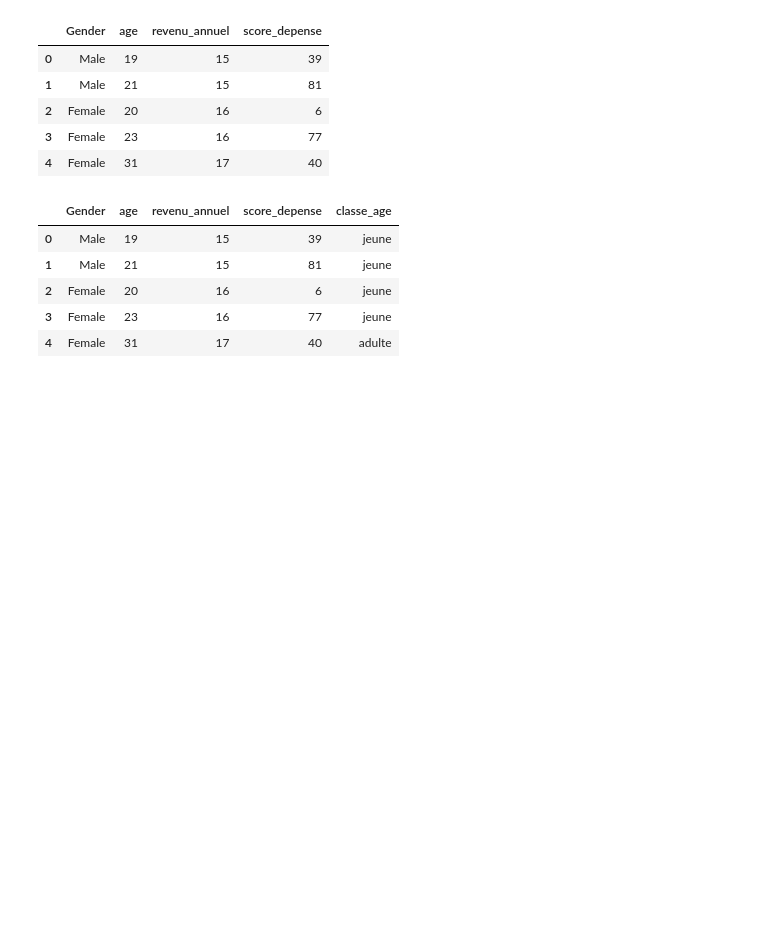
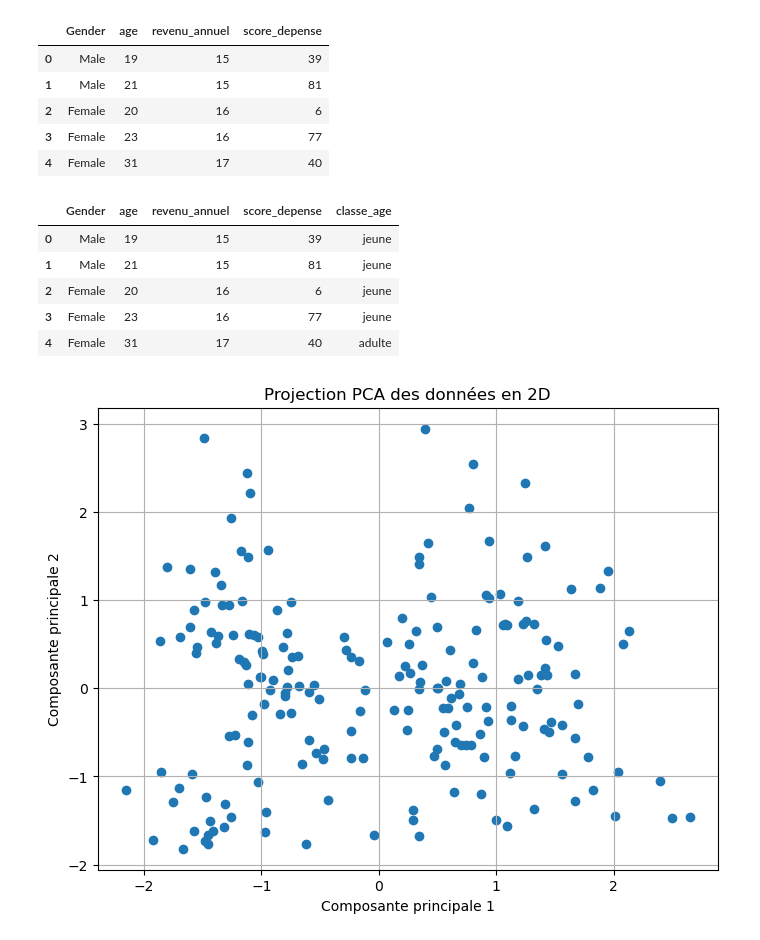
Before and after one commit to MioraIrinah/Machine-Learning, a Jupyter notebook: Clustering/Clustering.ipynb, the cells around one changed output. Saved outputs shown, nothing was run; the diff lists cells and outputs as text; code cells hidden in the pictures; blank space fills up the shorter version.

```diff
--- a/Clustering/Clustering.ipynb
+++ b/Clustering/Clustering.ipynb
@@ -100,3 +100,21 @@ model.head()
 | 2 | Female | 20 | 16 | 6 | jeune |
 | 3 | Female | 23 | 16 | 77 | jeune |
 | 4 | Female | 31 | 17 | 40 | adulte |
+# %%
+# Appliquer la PCA
+pca = PCA(n_components=2)
+X_pca = pca.fit_transform(X_scaled)
+
+# Les nouvelles colonnes sont des "composantes principales"
+df_pca = pd.DataFrame(X_pca, columns=['PC1', 'PC2'])
+
+# Affichage du scatterplot
+plt.figure(figsize=(8,6))
+plt.scatter(df_pca['PC1'], df_pca['PC2'])
+plt.xlabel('Composante principale 1')
+plt.ylabel('Composante principale 2')
+plt.title('Projection PCA des données en 2D')
+plt.grid(True)
+plt.show()
+# %% [output]
+[figure, added]
```
Also changed, not shown: parts of 3 cells of this notebook.
